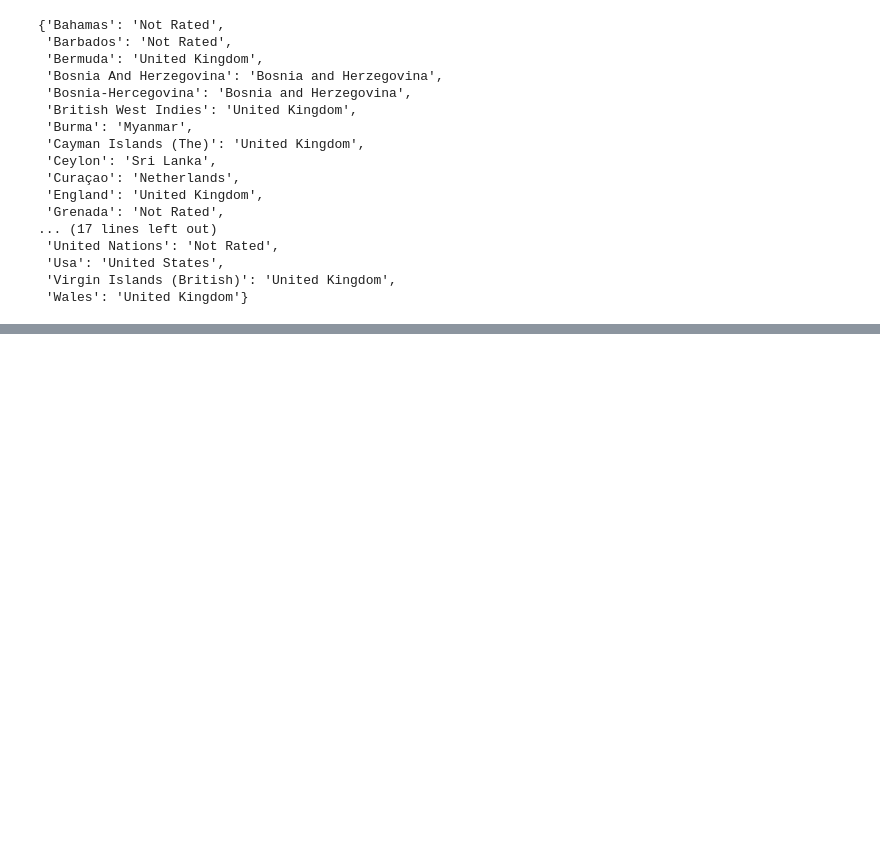
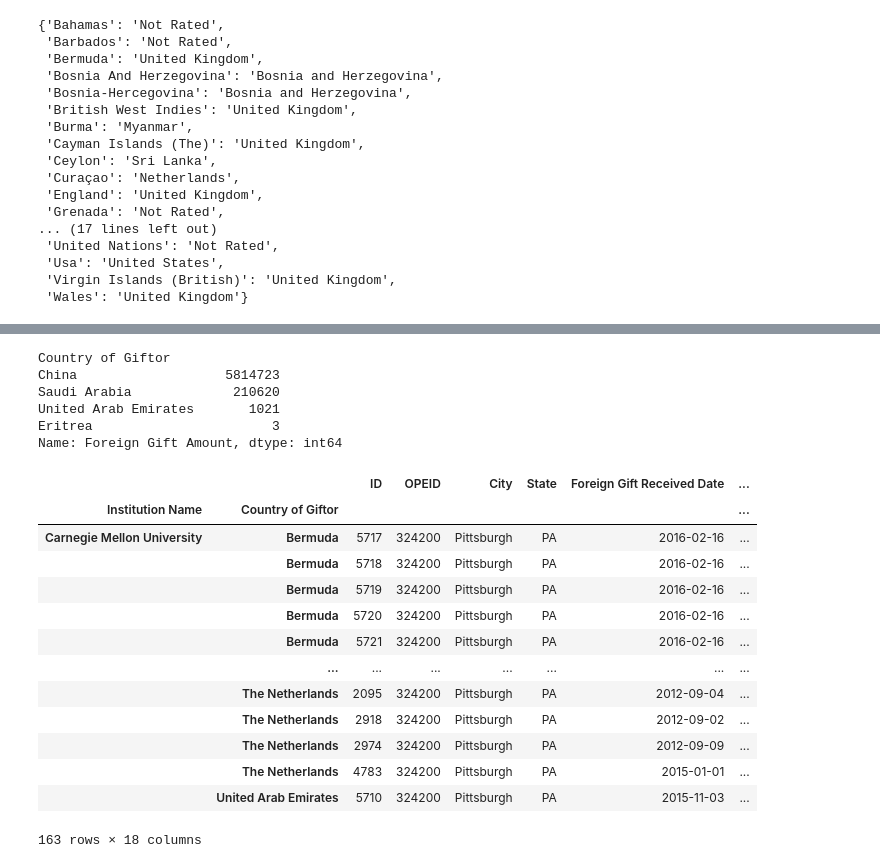
Before and after one commit to thewchan/US-HigherEd_Foreign_Donations, a Jupyter notebook: foreign_donations.ipynb, the cells around one changed output, grey strips where cells are left out. Cells and saved outputs as stored; diff of their text form; code cells hidden in the pictures; blank space fills up the shorter version.

```diff
--- a/foreign_donations.ipynb
+++ b/foreign_donations.ipynb
@@ -337,0 +597,27 @@ countries_dict
+# %%
+UCLA_df.loc[(UCLA_df['Regime type']=='Authoritarian') & (UCLA_df['Gift Type']=='Monetary Gift')].groupby('Country of Giftor').sum().loc[:, 'Foreign Gift Amount'].sort_values(ascending=False)
+# %% [output]
+Country of Giftor
+China                   5814723
+Saudi Arabia             210620
+United Arab Emirates       1021
+Eritrea                       3
+Name: Foreign Gift Amount, dtype: int64
+# %%
+CMU_df = merged_df.query('`Institution Name` == "Carnegie Mellon University"').reset_index().set_index(['Institution Name', 'Country of Giftor'])
+CMU_df
+# %% [output]
+|  |  | ID | OPEID | City | State | Foreign Gift Received Date | ... |
+| Institution Name | Country of Giftor |  |  |  |  |  | ... |
+| Carnegie Mellon University | Bermuda | 5717 | 324200 | Pittsburgh | PA | 2016-02-16 | ... |
+|  | Bermuda | 5718 | 324200 | Pittsburgh | PA | 2016-02-16 | ... |
+|  | Bermuda | 5719 | 324200 | Pittsburgh | PA | 2016-02-16 | ... |
+|  | Bermuda | 5720 | 324200 | Pittsburgh | PA | 2016-02-16 | ... |
+|  | Bermuda | 5721 | 324200 | Pittsburgh | PA | 2016-02-16 | ... |
+|  | ... | ... | ... | ... | ... | ... | ... |
+|  | The Netherlands | 2095 | 324200 | Pittsburgh | PA | 2012-09-04 | ... |
+|  | The Netherlands | 2918 | 324200 | Pittsburgh | PA | 2012-09-02 | ... |
+|  | The Netherlands | 2974 | 324200 | Pittsburgh | PA | 2012-09-09 | ... |
+|  | The Netherlands | 4783 | 324200 | Pittsburgh | PA | 2015-01-01 | ... |
+|  | United Arab Emirates | 5710 | 324200 | Pittsburgh | PA | 2015-11-03 | ... |
+163 rows × 18 columns
```
Also changed, not shown: parts of 21 cells of this notebook, 1 other file.
